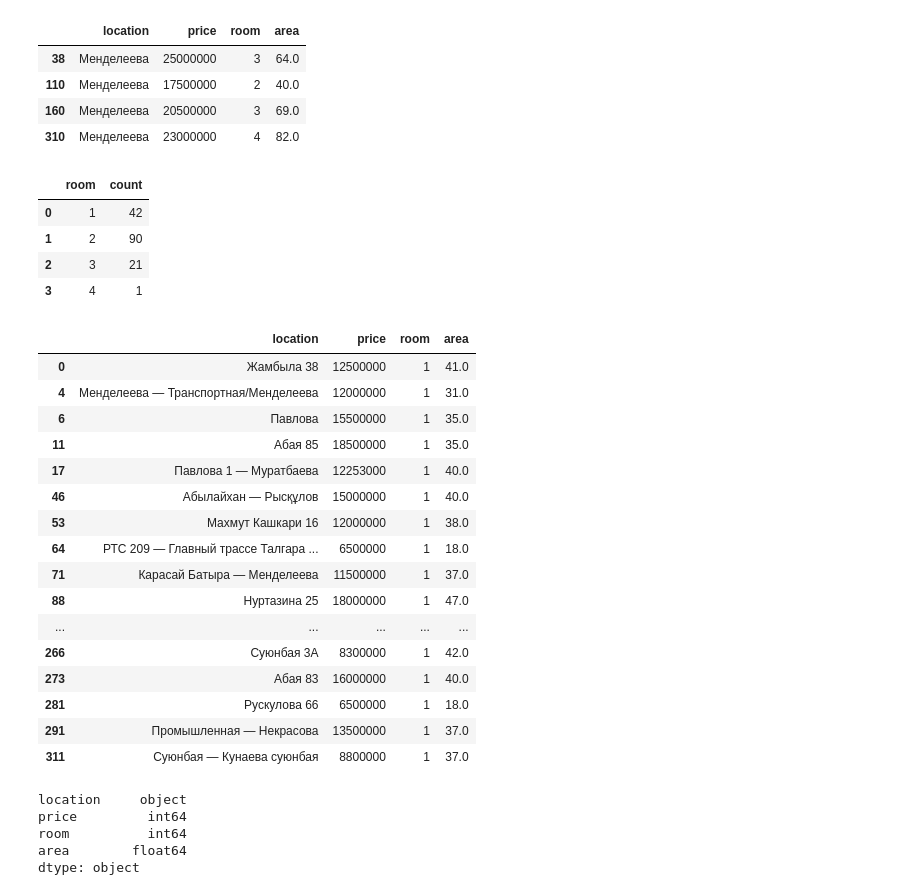
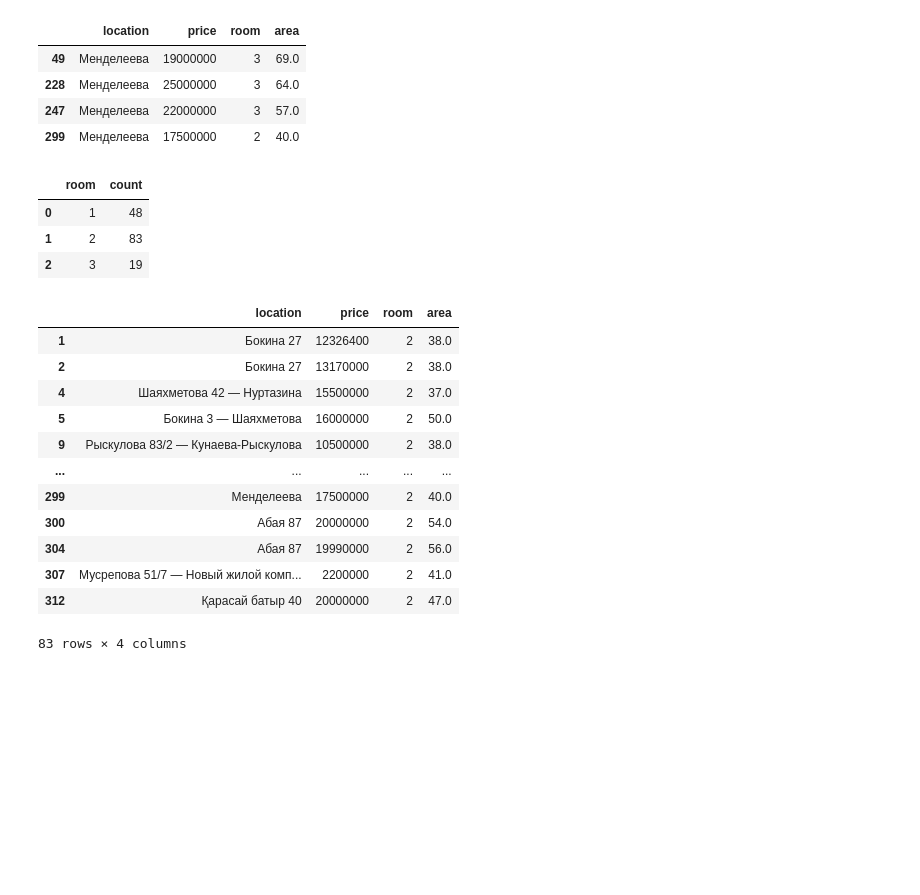
Before and after one commit to gulaiymberdibek/krisha.kz-houses, a Jupyter notebook: Talgar_houses_analysis.ipynb, the cells around one changed output. Cells and saved outputs as stored; diff of their text form; code cells hidden in the pictures; blank space fills up the shorter version.

```diff
--- a/Talgar_houses_analysis.ipynb
+++ b/Talgar_houses_analysis.ipynb
@@ -1,6 +1,6 @@
 # %%
 import pandas as pd
-df=pd.read_csv('house.csv')
+df=pd.read_csv('houses.csv')
 # %%
 # see the first 5 rows
 df.head()
@@ -21,0 +56,2 @@ df=df.drop_duplicates()
+# %%
+df['location']=df['location'].astype(str)
@@ -36,10 +119,10 @@ dtype: int64
 df[df['location']=="Менделеева"]
 # %% [output]
 |  | location | price | room | area |
-| 38 | Менделеева | 25000000 | 3 | 64.0 |
-| 110 | Менделеева | 17500000 | 2 | 40.0 |
-| 160 | Менделеева | 20500000 | 3 | 69.0 |
-| 310 | Менделеева | 23000000 | 4 | 82.0 |
+| 49 | Менделеева | 19000000 | 3 | 69.0 |
+| 228 | Менделеева | 25000000 | 3 | 64.0 |
+| 247 | Менделеева | 22000000 | 3 | 57.0 |
+| 299 | Менделеева | 17500000 | 2 | 40.0 |
 # %%
 # The client is looking for houses which have the price below or equal 20 mln,and their room
 df_filtered=df[df['price']<=20000000]
@@ -48,38 +131,24 @@ room_counts = df_filtered.groupby('room').size().reset_index(name='count')
 room_counts
 # %% [output]
 |  | room | count |
-| 0 | 1 | 42 |
-| 1 | 2 | 90 |
-| 2 | 3 | 21 |
-| 3 | 4 | 1 |
+| 0 | 1 | 48 |
+| 1 | 2 | 83 |
+| 2 | 3 | 19 |
 # %%
-
-df_filtered2=df[(df['price']<=20000000) & (df['room']==1)]
+# Assume the client is looking at the houses with a price less than 20mln and 2 roomed
+df_filtered2=df[(df['price']<=20000000) & (df['room']==2)]
 df_filtered2
 # %% [output]
 |  | location | price | room | area |
-| 0 | Жамбыла 38 | 12500000 | 1 | 41.0 |
-| 4 | Менделеева — Транспортная/Менделеева | 12000000 | 1 | 31.0 |
-| 6 | Павлова | 15500000 | 1 | 35.0 |
-| 11 | Абая 85 | 18500000 | 1 | 35.0 |
-| 17 | Павлова 1 — Муратбаева | 12253000 | 1 | 40.0 |
-| 46 | Абылайхан — Рысқұлов | 15000000 | 1 | 40.0 |
-| 53 | Махмут Кашкари 16 | 12000000 | 1 | 38.0 |
-| 64 | РТС 209 — Главный трассе Талгара ... | 6500000 | 1 | 18.0 |
-| 71 | Карасай Батыра — Менделеева | 11500000 | 1 | 37.0 |
-| 88 | Нуртазина 25 | 18000000 | 1 | 47.0 |
+| 1 | Бокина 27 | 12326400 | 2 | 38.0 |
+| 2 | Бокина 27 | 13170000 | 2 | 38.0 |
+| 4 | Шаяхметова 42 — Нуртазина | 15500000 | 2 | 37.0 |
+| 5 | Бокина 3 — Шаяхметова | 16000000 | 2 | 50.0 |
+| 9 | Рыскулова 83/2 — Кунаева-Рыскулова | 10500000 | 2 | 38.0 |
 | ... | ... | ... | ... | ... |
-| 266 | Суюнбая 3А | 8300000 | 1 | 42.0 |
-| 273 | Абая 83 | 16000000 | 1 | 40.0 |
-| 281 | Рускулова 66 | 6500000 | 1 | 18.0 |
-| 291 | Промышленная — Некрасова | 13500000 | 1 | 37.0 |
-| 311 | Суюнбая — Кунаева суюнбая | 8800000 | 1 | 37.0 |
+| 299 | Менделеева | 17500000 | 2 | 40.0 |
+| 300 | Абая 87 | 20000000 | 2 | 54.0 |
+| 304 | Абая 87 | 19990000 | 2 | 56.0 |
+| 307 | Мусрепова 51/7 — Новый жилой комп... | 2200000 | 2 | 41.0 |
+| 312 | Қарасай батыр 40 | 20000000 | 2 | 47.0 |
+83 rows × 4 columns
-# %%
-# types
-df.dtypes
-# %% [output]
-location     object
-price         int64
-room          int64
-area        float64
-dtype: object
```
Also changed, not shown: parts of 35 cells of this notebook, 1 other file.
